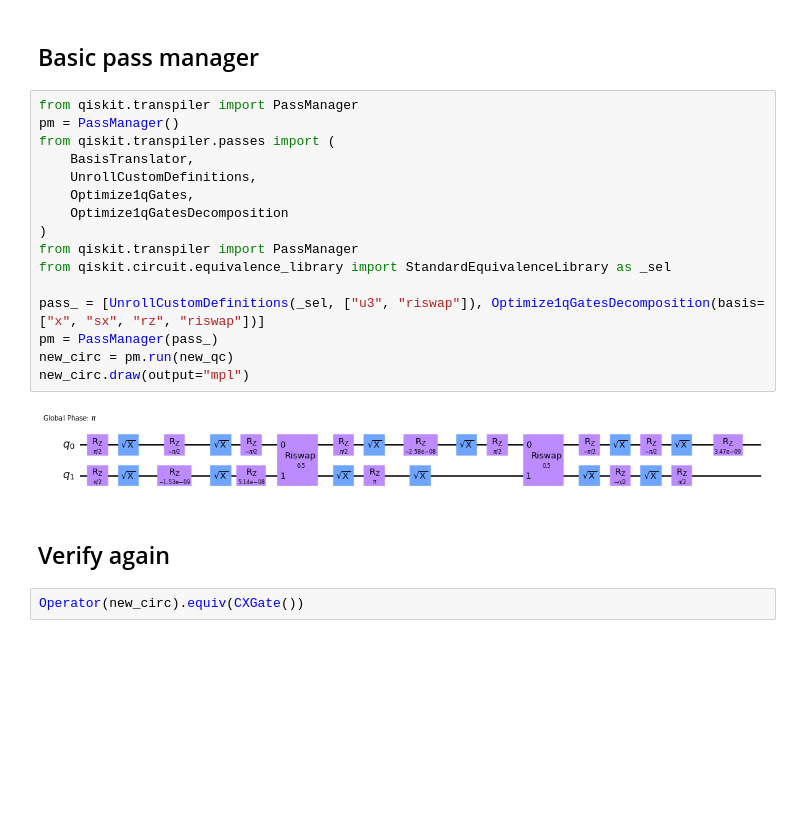
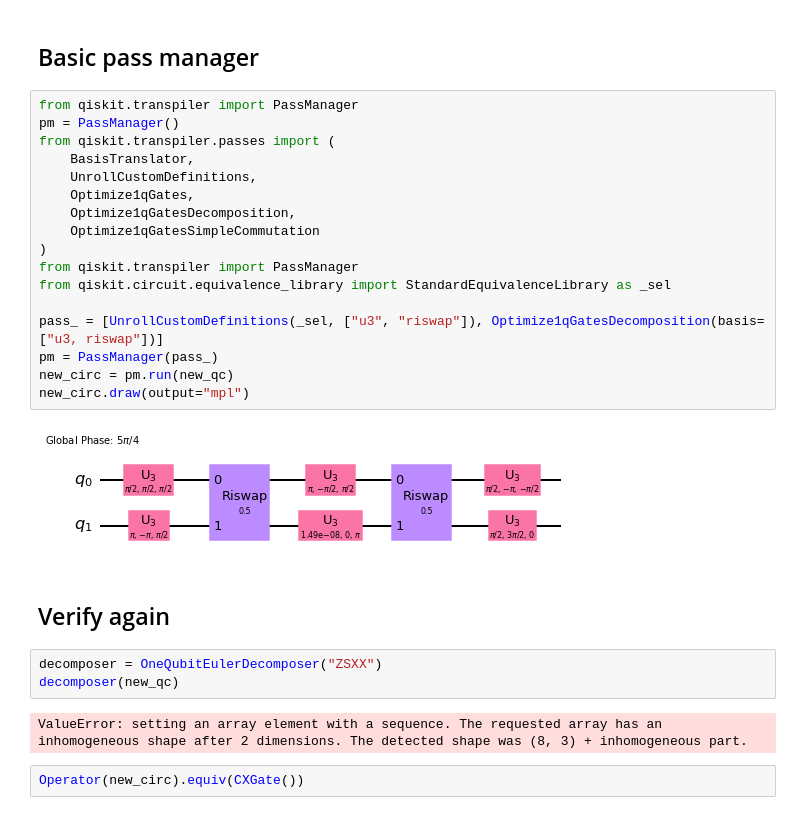
Before and after one commit to Pitt-JonesLab/clonk_transpilation, a Jupyter notebook: utils/transpiler_passes/pinlei_decomp.ipynb, the cells around one changed output. Saved outputs shown, nothing was run; the diff lists cells and outputs as text; blank space fills up the shorter version.

```diff
--- a/utils/transpiler_passes/pinlei_decomp.ipynb
+++ b/utils/transpiler_passes/pinlei_decomp.ipynb
@@ -277,23 +279,29 @@ True
 # %%
 from qiskit.transpiler import PassManager
 pm = PassManager()
 from qiskit.transpiler.passes import (
     BasisTranslator,
     UnrollCustomDefinitions,
     Optimize1qGates,
-    Optimize1qGatesDecomposition
+    Optimize1qGatesDecomposition,
+    Optimize1qGatesSimpleCommutation
 )
 from qiskit.transpiler import PassManager
 from qiskit.circuit.equivalence_library import StandardEquivalenceLibrary as _sel
 
-pass_ = [UnrollCustomDefinitions(_sel, ["u3", "riswap"]), Optimize1qGatesDecomposition(basis=["x", "sx", "rz", "riswap"])]
+pass_ = [UnrollCustomDefinitions(_sel, ["u3", "riswap"]), Optimize1qGatesDecomposition(basis=["u3, riswap"])]
 pm = PassManager(pass_)
 new_circ = pm.run(new_qc)
 new_circ.draw(output="mpl")
 # %% [output]
-[figure, old version]
+[figure, new version]
 # %% [markdown]
 ## Verify again
+# %%
+decomposer = OneQubitEulerDecomposer("ZSXX")
+decomposer(new_qc)
+# %% [output]
+ValueError: setting an array element with a sequence. The requested array has an inhomogeneous shape after 2 dimensions. The detected shape was (8, 3) + inhomogeneous part.
 # %%
 Operator(new_circ).equiv(CXGate())
 # %% [output]
```
Also changed, not shown: parts of 3 cells of this notebook.
